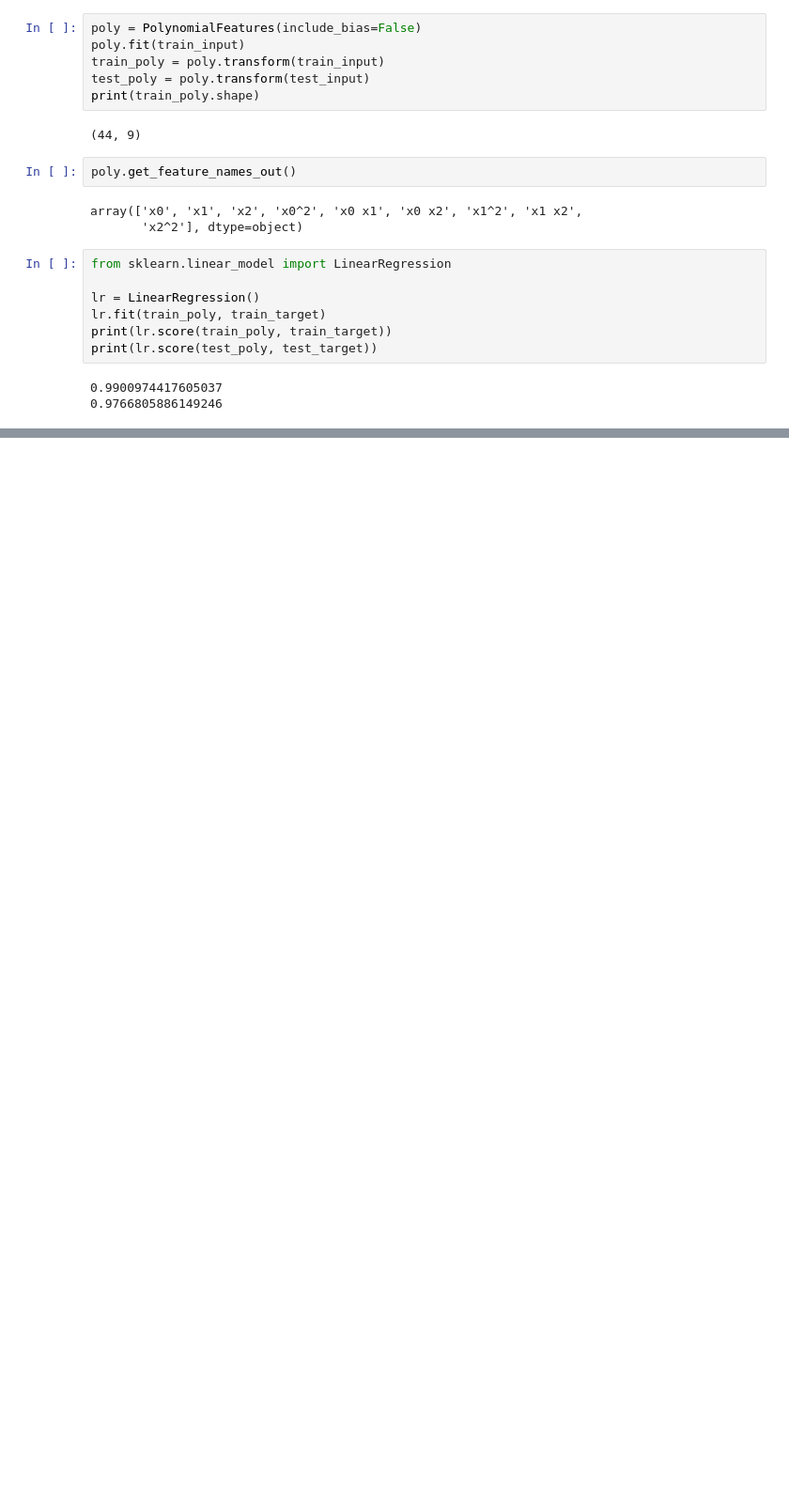
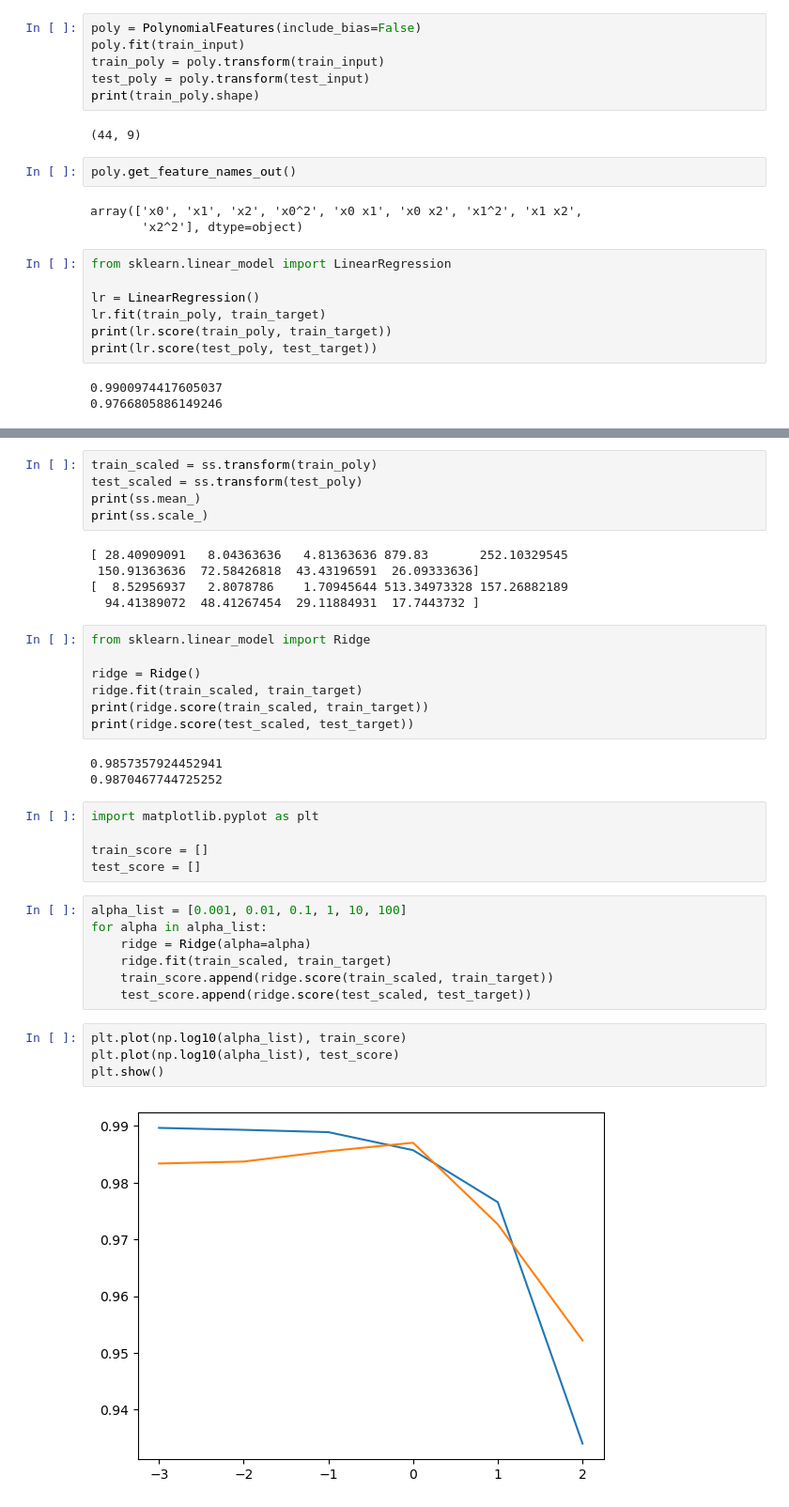
Before and after one commit to freshmea/kuBig2025, a Jupyter notebook: ml_dl_python/a08_polynomial_reg.ipynb, the cells around one changed output, grey strips where cells are left out. Shown at 94% size. Cells and saved outputs as stored; diff of their text form; blank space fills up the shorter version.

```diff
--- a/ml_dl_python/a08_polynomial_reg.ipynb
+++ b/ml_dl_python/a08_polynomial_reg.ipynb
@@ -148,0 +156,38 @@ print(lr.score(test_poly, test_target))
+# %%
+train_scaled = ss.transform(train_poly)
+test_scaled = ss.transform(test_poly)
+print(ss.mean_)
+print(ss.scale_)
+# %% [output]
+[ 28.40909091   8.04363636   4.81363636 879.83       252.10329545
+ 150.91363636  72.58426818  43.43196591  26.09333636]
+[  8.52956937   2.8078786    1.70945644 513.34973328 157.26882189
+  94.41389072  48.41267454  29.11884931  17.7443732 ]
+# %%
+from sklearn.linear_model import Ridge
+
+ridge = Ridge()
+ridge.fit(train_scaled, train_target)
+print(ridge.score(train_scaled, train_target))
+print(ridge.score(test_scaled, test_target))
+# %% [output]
+0.9857357924452941
+0.9870467744725252
+# %%
+import matplotlib.pyplot as plt
+
+train_score = []
+test_score = []
+# %%
+alpha_list = [0.001, 0.01, 0.1, 1, 10, 100]
+for alpha in alpha_list:
+    ridge = Ridge(alpha=alpha)
+    ridge.fit(train_scaled, train_target)
+    train_score.append(ridge.score(train_scaled, train_target))
+    test_score.append(ridge.score(test_scaled, test_target))
+# %%
+plt.plot(np.log10(alpha_list), train_score)
+plt.plot(np.log10(alpha_list), test_score)
+plt.show()
+# %% [output]
+[figure, added]
```
Also changed, not shown: parts of 1 cell of this notebook.
